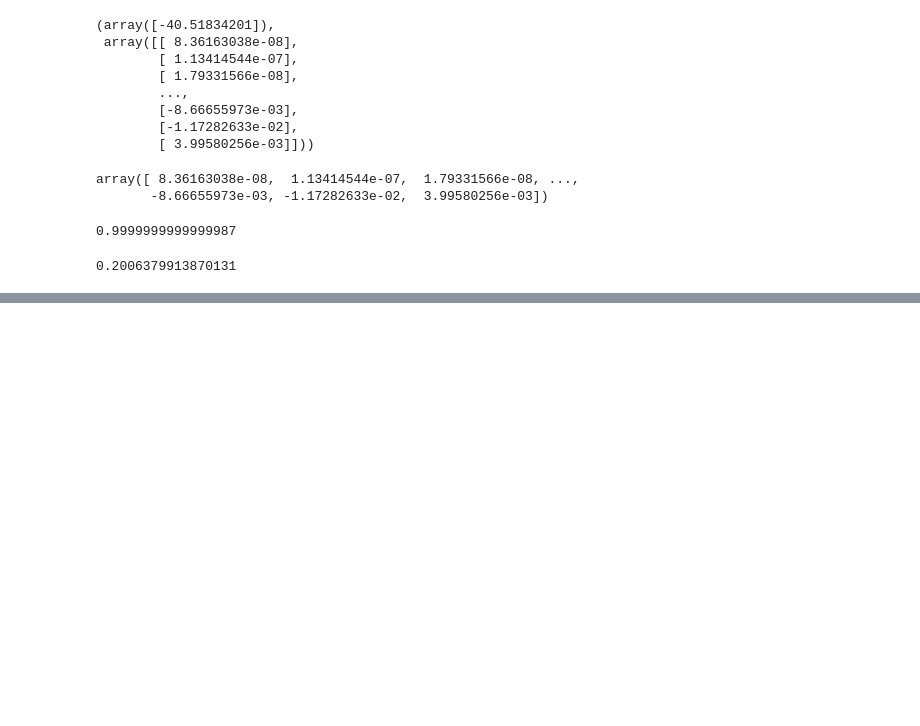
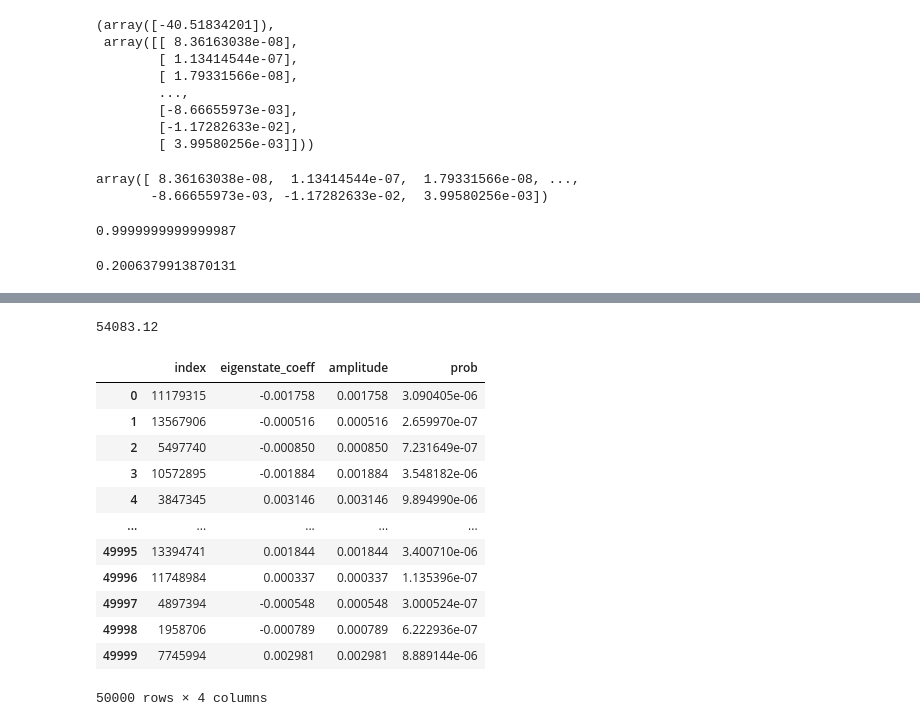
Before and after one commit to ischurov/frustrations-eda, a Jupyter notebook: kagome-24-fourier.ipynb, the cells around one changed output, grey strips where cells are left out. Saved outputs shown, nothing was run; the diff lists cells and outputs as text; code cells hidden in the pictures; blank space fills up the shorter version.

```diff
--- a/kagome-24-fourier.ipynb
+++ b/kagome-24-fourier.ipynb
@@ -266,0 +292,20 @@ expand_fourier_coeffs(
+# %%
+system.canonical_basis.states.shape[0] * 0.02
+# %% [output]
+54083.12
+# %%
+pd.read_feather("kagome24-2022-12-20/train-0.feather")
+# %% [output]
+|  | index | eigenstate_coeff | amplitude | prob |
+| 0 | 11179315 | -0.001758 | 0.001758 | 3.090405e-06 |
+| 1 | 13567906 | -0.000516 | 0.000516 | 2.659970e-07 |
+| 2 | 5497740 | -0.000850 | 0.000850 | 7.231649e-07 |
+| 3 | 10572895 | -0.001884 | 0.001884 | 3.548182e-06 |
+| 4 | 3847345 | 0.003146 | 0.003146 | 9.894990e-06 |
+| ... | ... | ... | ... | ... |
+| 49995 | 13394741 | 0.001844 | 0.001844 | 3.400710e-06 |
+| 49996 | 11748984 | 0.000337 | 0.000337 | 1.135396e-07 |
+| 49997 | 4897394 | -0.000548 | 0.000548 | 3.000524e-07 |
+| 49998 | 1958706 | -0.000789 | 0.000789 | 6.222936e-07 |
+| 49999 | 7745994 | 0.002981 | 0.002981 | 8.889144e-06 |
+50000 rows × 4 columns
```
Also changed, not shown: parts of 12 cells of this notebook, 2 other files.
